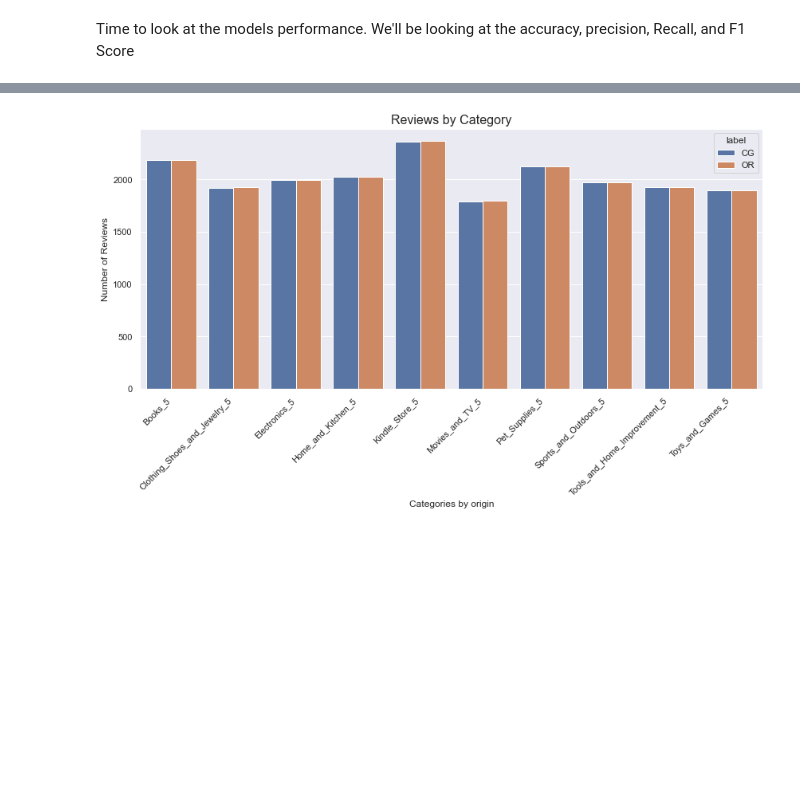
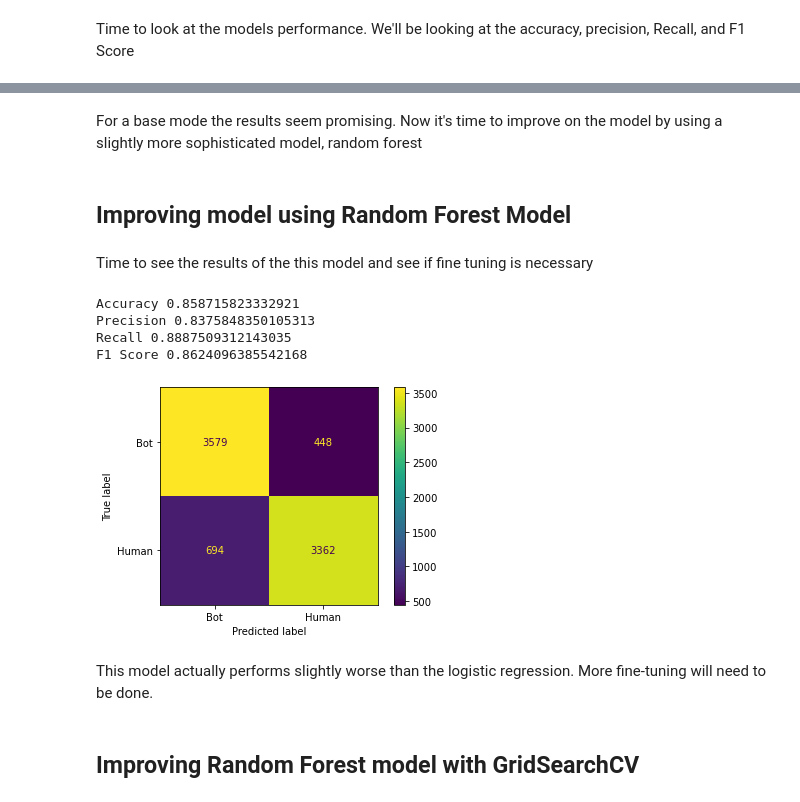
Before and after one commit to nkirbabas/AI_Academy_Capstone, a Jupyter notebook: AI Academy Capstone.ipynb, the cells around one changed output, grey strips where cells are left out. Saved outputs shown, nothing was run; the diff lists cells and outputs as text; code cells hidden in the pictures; blank space fills up the shorter version.

```diff
--- a/AI Academy Capstone.ipynb
+++ b/AI Academy Capstone.ipynb
@@ -233,18 +253,43 @@ sns.countplot(df.label)
-# %%
-#creating separate df to look at the # of each category by who wrote it
-reviews_per_category = df.groupby(['category',
-                                   'label']).size().reset_index(name='count')
-plt.figure(figsize=(14,6))
-chart = sns.barplot(x = 'category', y = 'count', hue='label',
-            data = reviews_per_category)
-#add chart title
-plt.title('Reviews by Category', fontsize=16)
-
-#add axis titles
-plt.xlabel('Categories by origin')
-plt.ylabel('Number of Reviews')
-
-#rotate x-axis labels
-plt.xticks(rotation=45, ha='right');
-# %% [output]
-[figure, removed]
+# %% [markdown]
+For a base mode the results seem promising. Now it's time to improve on the model by using a slightly more sophisticated model, random forest
+# %% [markdown]
+## Improving model using Random Forest Model
+# %%
+#import for randomforest and pipeline
+from sklearn.ensemble import RandomForestClassifier
+from sklearn.pipeline import Pipeline
+
+#create pipeline
+rf_pipeline = Pipeline([('classifier', RandomForestClassifier(
+    class_weight = 'balanced'))])
+
+#fitting the model on training data
+rf_pipeline.fit(X_train, y_train)
+
+#making predictions on testing data
+y_pred = rf_pipeline.predict(X_test)
+# %% [markdown]
+Time to see the results of the this model and see if fine tuning is necessary
+# %%
+#print metrics
+print("Accuracy", accuracy_score(y_test,y_pred))
+print("Precision", precision_score(y_test,y_pred, pos_label = 0))
+print("Recall", recall_score(y_test,y_pred, pos_label = 0))
+print("F1 Score", f1_score(y_test,y_pred, pos_label = 0))
+
+#confusion matrix to help better visualize results
+confusion_matrix = metrics.confusion_matrix(y_test, y_pred)
+matrix_chart = metrics.ConfusionMatrixDisplay(
+    confusion_matrix = confusion_matrix, display_labels = ['Bot', 'Human'])
+matrix_chart.plot()
+plt.show()
+# %% [output]
+Accuracy 0.858715823332921
+Precision 0.8375848350105313
+Recall 0.8887509312143035
+F1 Score 0.8624096385542168
+[figure, added]
+# %% [markdown]
+This model actually performs slightly worse than the logistic regression. More fine-tuning will need to be done.
+# %% [markdown]
+## Improving Random Forest model with GridSearchCV
```
Also changed, not shown: parts of 21 cells of this notebook.
